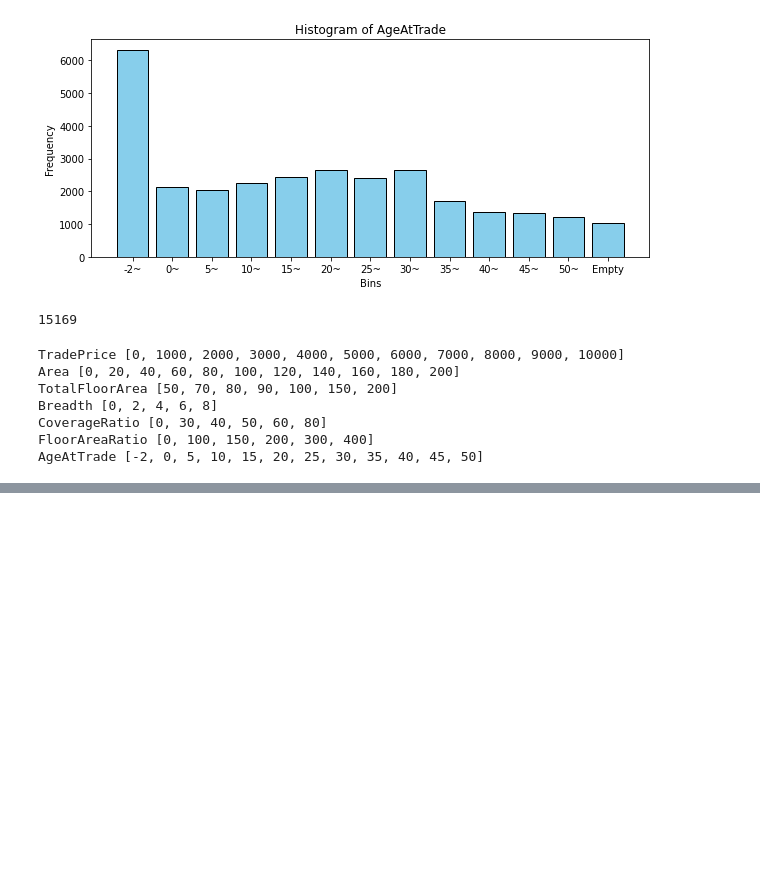
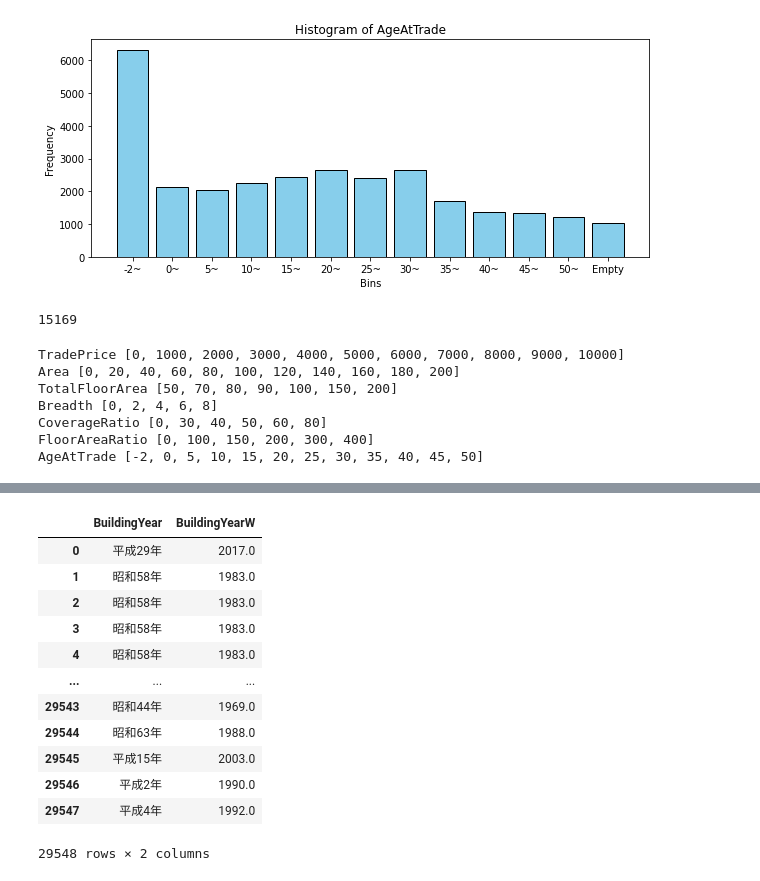
Before and after one commit to T-A0K1/real_estate_datas, a Jupyter notebook: data_analysis/test_check_data(非カテゴリ).ipynb, the cells around one changed output, grey strips where cells are left out. Cells and saved outputs as stored; diff of their text form; code cells hidden in the pictures; blank space fills up the shorter version.

```diff
--- a/data_analysis/test_check_data(非カテゴリ).ipynb
+++ b/data_analysis/test_check_data(非カテゴリ).ipynb
@@ -113,0 +131,16 @@ AgeAtTrade [-2, 0, 5, 10, 15, 20, 25, 30, 35, 40, 45, 50]
+# %%
+df.loc[:,['BuildingYear', 'BuildingYearW']]
+# %% [output]
+|  | BuildingYear | BuildingYearW |
+| 0 | 平成29年 | 2017.0 |
+| 1 | 昭和58年 | 1983.0 |
+| 2 | 昭和58年 | 1983.0 |
+| 3 | 昭和58年 | 1983.0 |
+| 4 | 昭和58年 | 1983.0 |
+| ... | ... | ... |
+| 29543 | 昭和44年 | 1969.0 |
+| 29544 | 昭和63年 | 1988.0 |
+| 29545 | 平成15年 | 2003.0 |
+| 29546 | 平成2年 | 1990.0 |
+| 29547 | 平成4年 | 1992.0 |
+29548 rows × 2 columns
```
Also changed, not shown: parts of 2 cells of this notebook, 4 other files.
